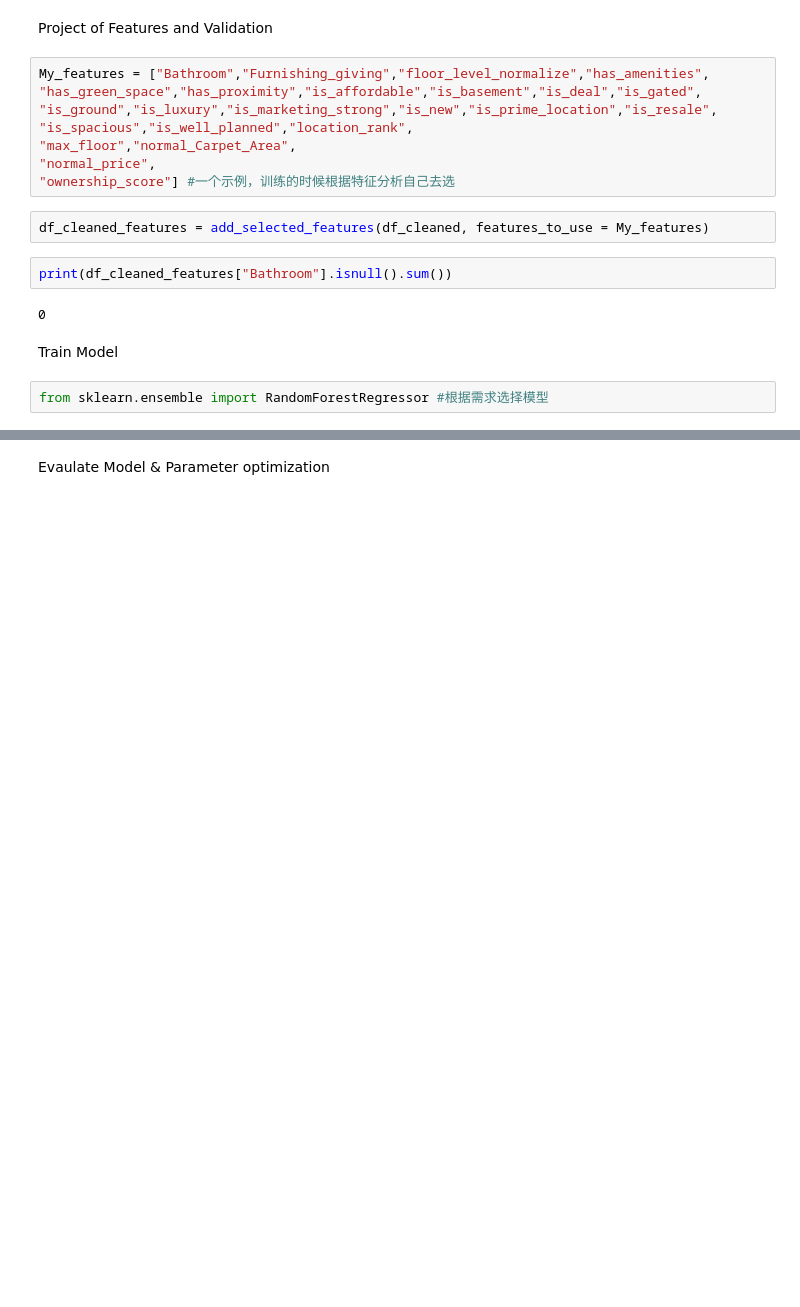
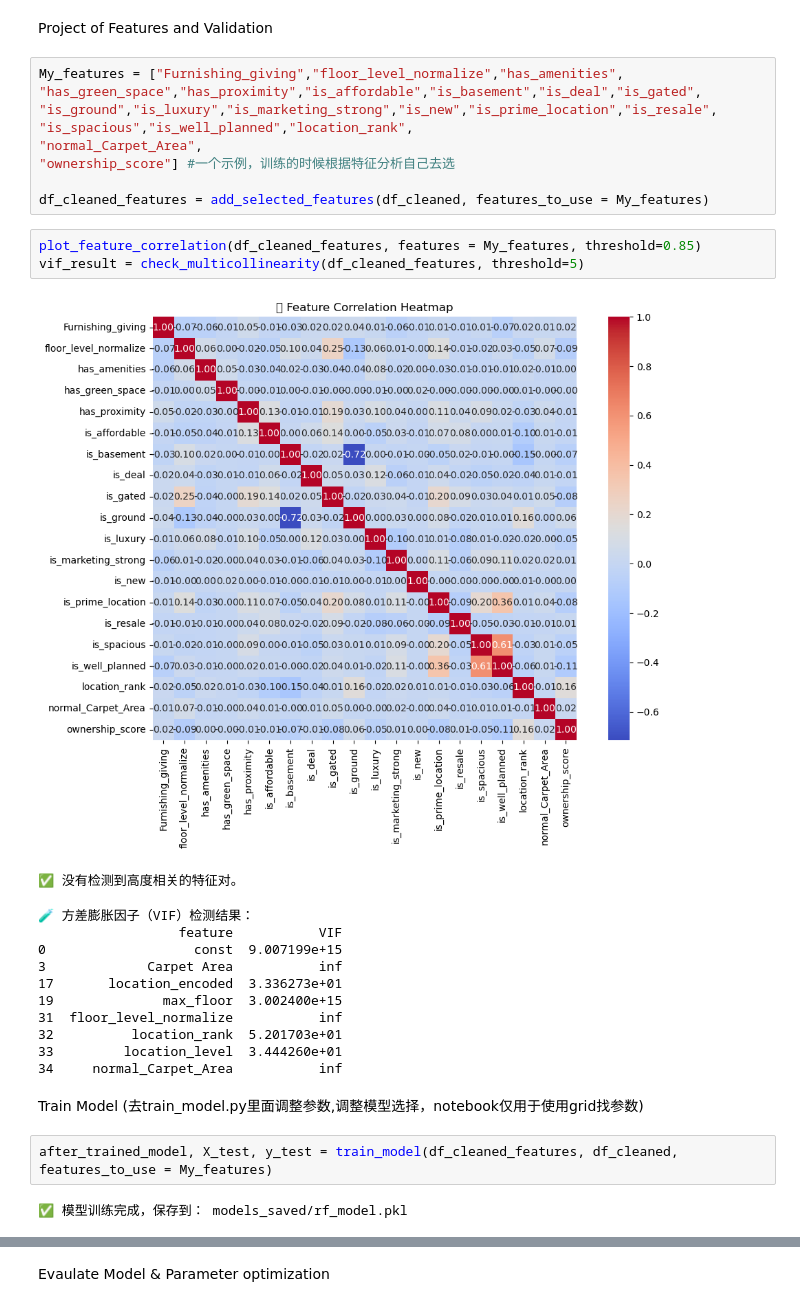
Before and after one commit to St-alpha-hunter/House_price_platform, a Jupyter notebook: notebooks/practice.ipynb, the cells around one changed output, grey strips where cells are left out. Drawn from its saved outputs; the diff is of its cells as text; blank space fills up the shorter version.

```diff
--- a/notebooks/practice.ipynb
+++ b/notebooks/practice.ipynb
@@ -26,20 +41,33 @@ Analysis with picture and Visualization
 # %% [markdown]
 Project  of Features and Validation
 # %%
-My_features = ["Bathroom","Furnishing_giving","floor_level_normalize","has_amenities",
+My_features = ["Furnishing_giving","floor_level_normalize","has_amenities",
 "has_green_space","has_proximity","is_affordable","is_basement","is_deal","is_gated",
 "is_ground","is_luxury","is_marketing_strong","is_new","is_prime_location","is_resale",
 "is_spacious","is_well_planned","location_rank",
-"max_floor","normal_Carpet_Area",
-"normal_price",
+"normal_Carpet_Area",
 "ownership_score"] #一个示例，训练的时候根据特征分析自己去选
+
+df_cleaned_features = add_selected_features(df_cleaned, features_to_use = My_features)
+# %%
+plot_feature_correlation(df_cleaned_features, features = My_features, threshold=0.85)
+vif_result = check_multicollinearity(df_cleaned_features, threshold=5)
+# %% [output]
+[figure, added]
+✅ 没有检测到高度相关的特征对。
+🧪 方差膨胀因子（VIF）检测结果：
+                  feature           VIF
+0                   const  9.007199e+15
+3             Carpet Area           inf
+17       location_encoded  3.336273e+01
+19              max_floor  3.002400e+15
+31  floor_level_normalize           inf
+32          location_rank  5.201703e+01
+33         location_level  3.444260e+01
+34     normal_Carpet_Area           inf
+# %% [markdown]
+Train Model (去train_model.py里面调整参数,调整模型选择，notebook仅用于使用grid找参数)
 # %%
-df_cleaned_features = add_selected_features(df_cleaned, features_to_use = My_features)
+after_trained_model, X_test, y_test = train_model(df_cleaned_features, df_cleaned, features_to_use = My_features)
+# %% [output]
+✅ 模型训练完成，保存到： models_saved/rf_model.pkl
-# %%
-print(df_cleaned_features["Bathroom"].isnull().sum())
-# %% [output]
-0
-# %% [markdown]
-Train Model
-# %%
-from sklearn.ensemble import RandomForestRegressor #根据需求选择模型
```
Also changed, not shown: parts of 9 cells of this notebook, 6 other files.
